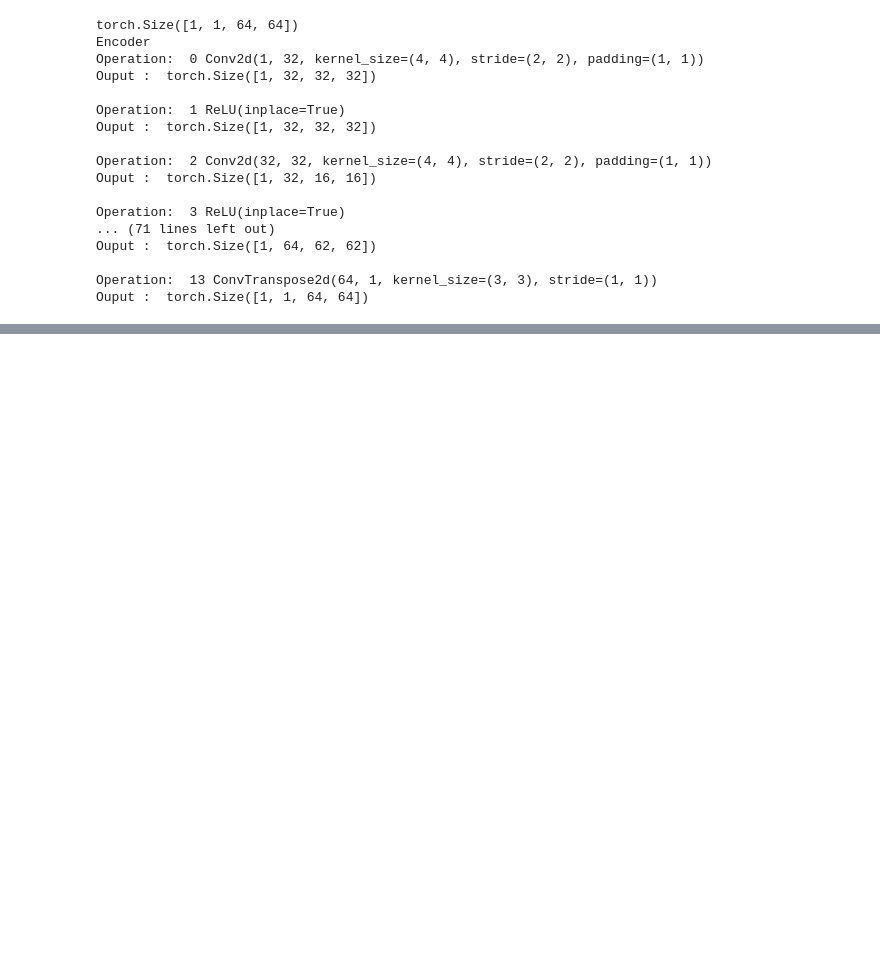
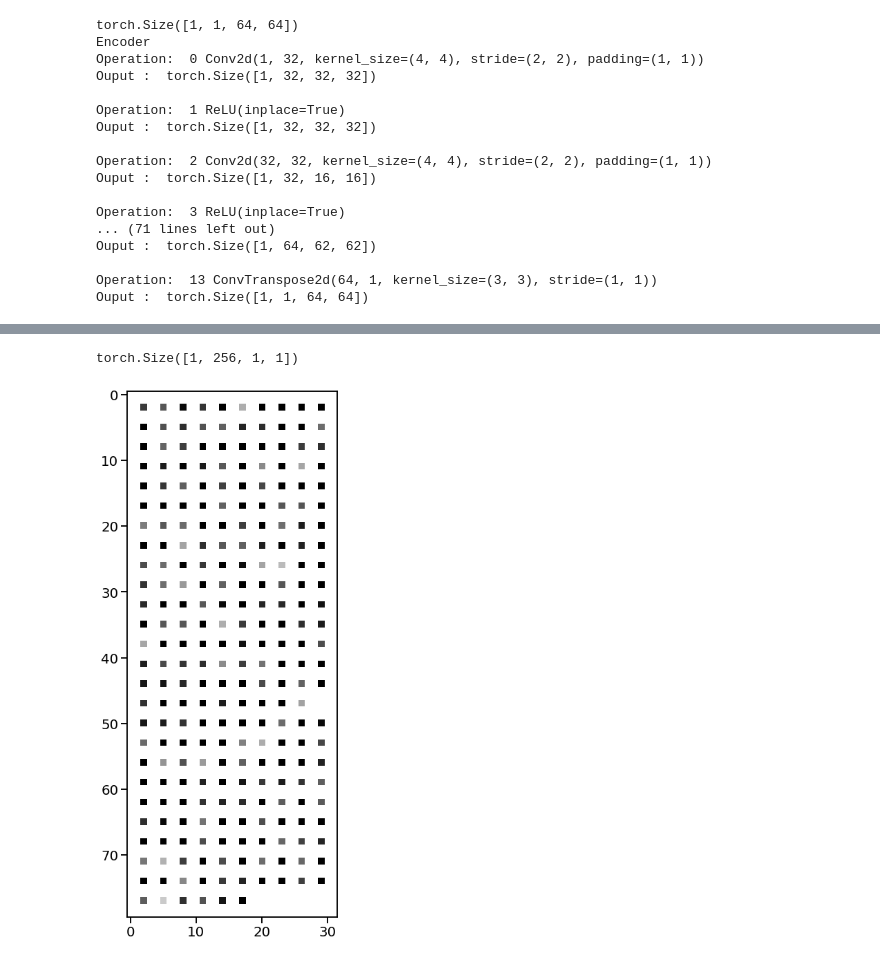
Before and after one commit to muhammadyaseen/vae-disentanglement, a Jupyter notebook: Filter_And_Model_Internals_Investigation.ipynb, the cells around one changed output, grey strips where cells are left out. Saved outputs shown, nothing was run; the diff lists cells and outputs as text; code cells hidden in the pictures; blank space fills up the shorter version.

```diff
--- a/Filter_And_Model_Internals_Investigation.ipynb
+++ b/Filter_And_Model_Internals_Investigation.ipynb
@@ -207,0 +249,5 @@ torch.Size([1, 2, 1, 1])
+# %%
+visualize_internal_layer(results[2], nrow_val=10)
+# %% [output]
+torch.Size([1, 256, 1, 1])
+[figure, added]
```
Also changed, not shown: parts of 19 cells of this notebook, 13 other files.
